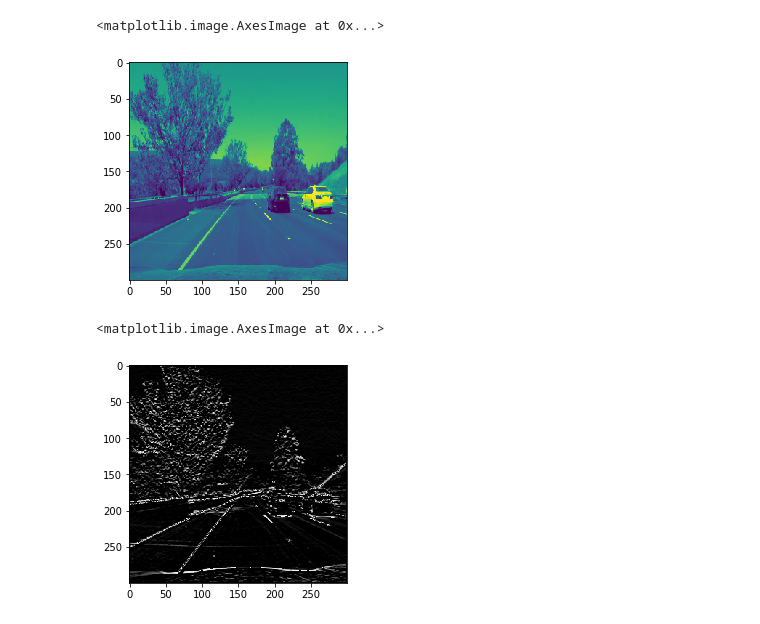
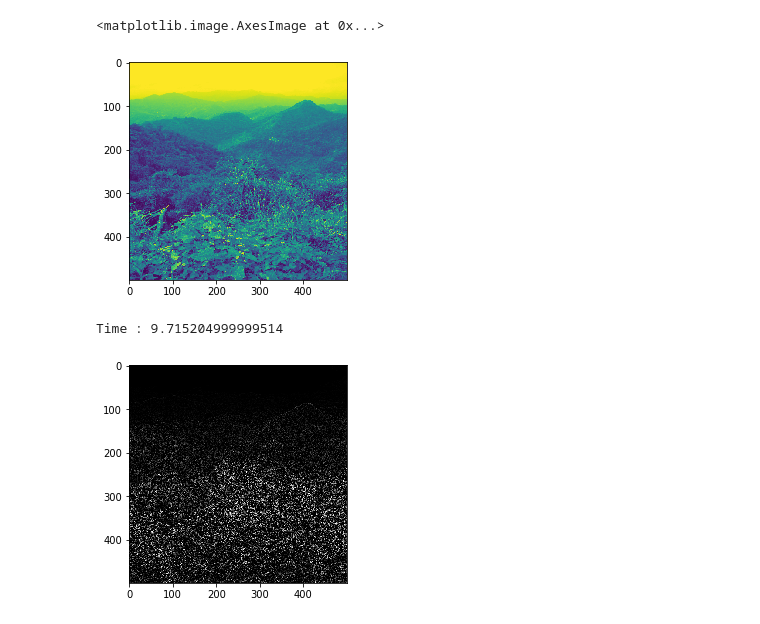
Before and after one commit to Defcon27/Image-Search-using-Parallel-Computing, a Jupyter notebook: Filters.ipynb, the cells around one changed output. Drawn from its saved outputs; the diff is of its cells as text; code cells hidden in the pictures.

```diff
--- a/Filters.ipynb
+++ b/Filters.ipynb
@@ -6,12 +7,12 @@ import matplotlib.pyplot as plt
 # %%
-image = cv2.imread("Image_Database/road.jpg")
+image = cv2.imread("Image_Database/100001.jpg")
 image = cv2.cvtColor(image,cv2.COLOR_BGR2GRAY)
-image = image = cv2.resize(image, (300,300))
+image = image = cv2.resize(image, (500,500))
 
 plt.imshow(image)
 # %% [output]
 <matplotlib.image.AxesImage at 0x...>
-[figure, old version]
+[figure, new version]
 # %%
 kernel_y = np.array([[-1,-2, -1],
                    [ 0, 0, 0],
@@ -36,16 +41,21 @@ def convolution(sub_image, kernel):
     else:
         return pixel_sum%255
 # %%
+start = time.perf_counter()
+
 filtered_image = np.zeros(image.shape)
 
 for row in range(1, len(image)-1):
     for col in range(1, len(image[row])-1):
 
         pixels = image[row-1:row+2, col-1:col+2]
-        filtered_image[row, col] = convolution(pixels, kernel)
+        filtered_image[row, col] = convolution(pixels, laplacian)
 
 plt.imshow(filtered_image, cmap="gray")
+
+end = time.perf_counter()
+print(f"Time : {end-start}")
 # %% [output]
-<matplotlib.image.AxesImage at 0x...>
+Time : 9.715204999999514
-[figure, old version]
+[figure, new version]
 # %%
```
Also changed, not shown: parts of 6 cells of this notebook, 1 other file.
